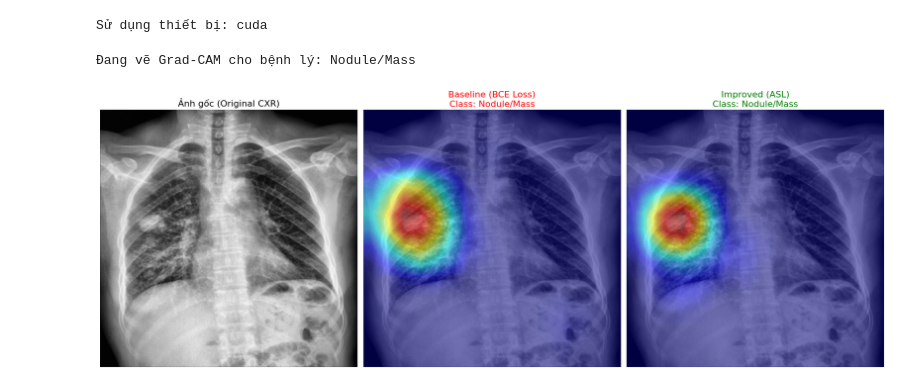
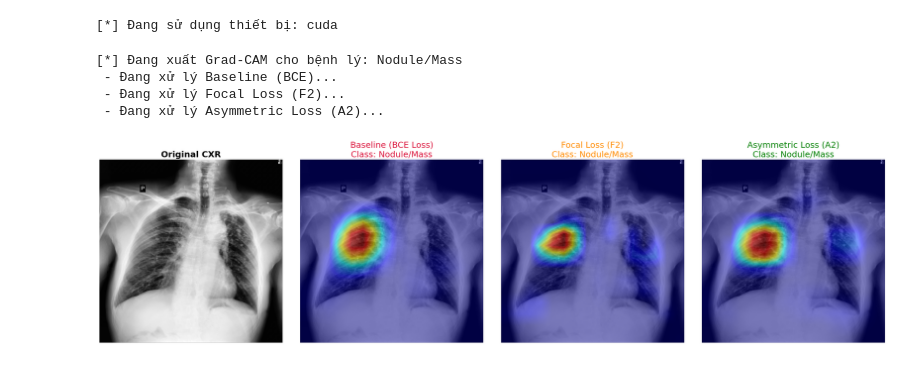
Before and after one commit to NguyenThaiTuanDev/Chest-Xray-Imbalance, a Jupyter notebook: notebooks/Grad_CAM.ipynb, the cells around one changed output. Saved outputs shown, nothing was run; the diff lists cells and outputs as text; code cells hidden in the pictures.

Commit message:
cap nhat them file va sua file evaluate va train

```diff
--- a/notebooks/Grad_CAM.ipynb
+++ b/notebooks/Grad_CAM.ipynb
@@ -8,16 +8,13 @@ import albumentations as A
 from albumentations.pytorch import ToTensorV2
 import timm
 
-# Thư viện Grad-CAM
 from pytorch_grad_cam import GradCAM
 from pytorch_grad_cam.utils.model_targets import ClassifierOutputTarget
 from pytorch_grad_cam.utils.image import show_cam_on_image
 
-# Cấu hình thiết bị
 device = torch.device("cuda" if torch.cuda.is_available() else "cpu")
-print(f"Sử dụng thiết bị: {device}")
+print(f"[*] Đang sử dụng thiết bị: {device}")
 
-# Danh sách 14 bệnh lý
 TARGET_CLASSES = [
     'Aortic enlargement', 'Atelectasis', 'Calcification', 'Cardiomegaly',
     'Consolidation', 'ILD', 'Infiltration', 'Lung Opacity', 'Nodule/Mass',
@@ -25,19 +22,23 @@ TARGET_CLASSES = [
     'Pulmonary fibrosis'
 ]
 
-# Đường dẫn
-IMG_DIR = "../data/processed/images_test_512" # Thư mục chứa ảnh test
-CKPT_BCE = "../outputs/checkpoints/best_bce_seed42.pth"
-CKPT_IMPROVED = "../outputs/checkpoints/best_asl_a2_seed42.pth" # Chuyển sang dùng ASL
+# --- ĐƯỜNG DẪN TỚI ẢNH VÀ CHECKPOINTS ---
+# Lùi 1 cấp nếu bạn đang mở file ở trong thư mục 'notebooks/'
+IMG_DIR = "../data/processed/images_test_512"
+
+# Lấy 3 file weights tốt nhất từ seed 132 (hoặc 42, 3407 tùy bạn)
+CKPT_BCE   = "../outputs/checkpoints/seed132/best_bce_seed132.pth"
+CKPT_FOCAL = "../outputs/checkpoints/seed132/best_focal_f2_seed132.pth"
+CKPT_ASL   = "../outputs/checkpoints/seed132/best_asl_a2_seed132.pth"
 # %% [output]
-Sử dụng thiết bị: cuda
+[*] Đang sử dụng thiết bị: cuda
 # %%
 def clean_state_dict(state_dict):
-    """Xóa tiền tố 'module.' nếu model được train bằng DataParallel"""
+    """Xóa tiền tố 'module.' nếu train bằng DataParallel"""
     return {k.replace("module.", "") if k.startswith("module.") else k: v for k, v in state_dict.items()}
 
 def load_model(checkpoint_path):
-    """Khởi tạo và load trọng số cho DenseNet201"""
+    """Khởi tạo DenseNet201 và load weights"""
     model = timm.create_model('densenet201', pretrained=False, num_classes=14)
     state_dict = torch.load(checkpoint_path, map_location=device)
     model.load_state_dict(clean_state_dict(state_dict))
@@ -45,24 +46,25 @@ def load_model(checkpoint_path):
     model.eval()
     return model
 
-def load_and_preprocess_image(img_path):
-    """Đọc ảnh, trả về tensor cho Model và ảnh float [0,1] cho Visualization"""
-    # Đọc ảnh gốc
+def prepare_image(img_path):
+    """Đọc ảnh, trả về tensor đưa vào Model và numpy array để vẽ hình"""
     img = cv2.imread(img_path)
+    if img is None:
+        raise FileNotFoundError(f"Không tìm thấy ảnh tại: {img_path}")
     img = cv2.cvtColor(img, cv2.COLOR_BGR2RGB)
 
-    # 1. Pipeline cho ảnh vẽ Grad-CAM (Chỉ resize, scale về 0-1)
-    transform_vis = A.Compose([A.Resize(512, 512)])
-    img_vis = transform_vis(image=img)['image']
-    img_vis_float = np.float32(img_vis) / 255.0 # Chuẩn hóa về [0, 1] để vẽ
+    # 1. Ảnh hiển thị (Chỉ resize, normalize về 0-1)
+    vis_transform = A.Compose([A.Resize(512, 512)])
+    img_vis = vis_transform(image=img)['image']
+    img_vis_float = np.float32(img_vis) / 255.0
 
-    # 2. Pipeline cho Tensor đi vào Model (Resize + Normalize ImageNet)
-    transform_tensor = A.Compose([
+    # 2. Tensor đưa vào mạng (Resize + Normalize ImageNet)
+    tensor_transform = A.Compose([
         A.Resize(512, 512),
-        A.Normalize(mean=(0.485, 0.456, 0.406), std=(0.229, 0.224, 0.225), max_pixel_value=255.0),
+        A.Normalize(mean=(0.485, 0.456, 0.406), std=(0.229, 0.224, 0.225)),
         ToTensorV2()
     ])
-    input_tensor = transform_tensor(image=img)['image'].unsqueeze(0).to(device)
+    input_tensor = tensor_transform(image=img)['image'].unsqueeze(0).to(device)
 
     return input_tensor, img_vis_float
 # %%
@@ -114,13 +122,19 @@ def compare_gradcam_asl(img_path, target_class_idx):
 
     plt.tight_layout()
     plt.show()
-# %%
-sample_image_name = "665c4a6d2693dc0286d65ab479c9b169.png"
-sample_img_path = os.path.join(IMG_DIR, sample_image_name)
-
-class_idx_to_visualize = 8 # Nodule/Mass
-
-compare_gradcam_asl(sample_img_path, class_idx_to_visualize)
-# %% [output]
-Đang vẽ Grad-CAM cho bệnh lý: Nodule/Mass
-[figure, removed]
+# %%
+# Điền tên file ảnh bạn muốn soi vào đây
+image_name = "3019aec706bd013e1e3348564fbfd086.png"
+image_path = os.path.join(IMG_DIR, image_name)
+
+# Điền Index bệnh lý (0 đến 13). Ví dụ: 8 là Nodule/Mass
+class_index = 8
+
+# Chạy!
+plot_gradcam_comparison(image_path, class_index)
+# %% [output]
+[*] Đang xuất Grad-CAM cho bệnh lý: Nodule/Mass
+ - Đang xử lý Baseline (BCE)...
+ - Đang xử lý Focal Loss (F2)...
+ - Đang xử lý Asymmetric Loss (A2)...
+[figure, added]
```
Also changed, not shown: parts of 1 cell of this notebook, 4 other files.
